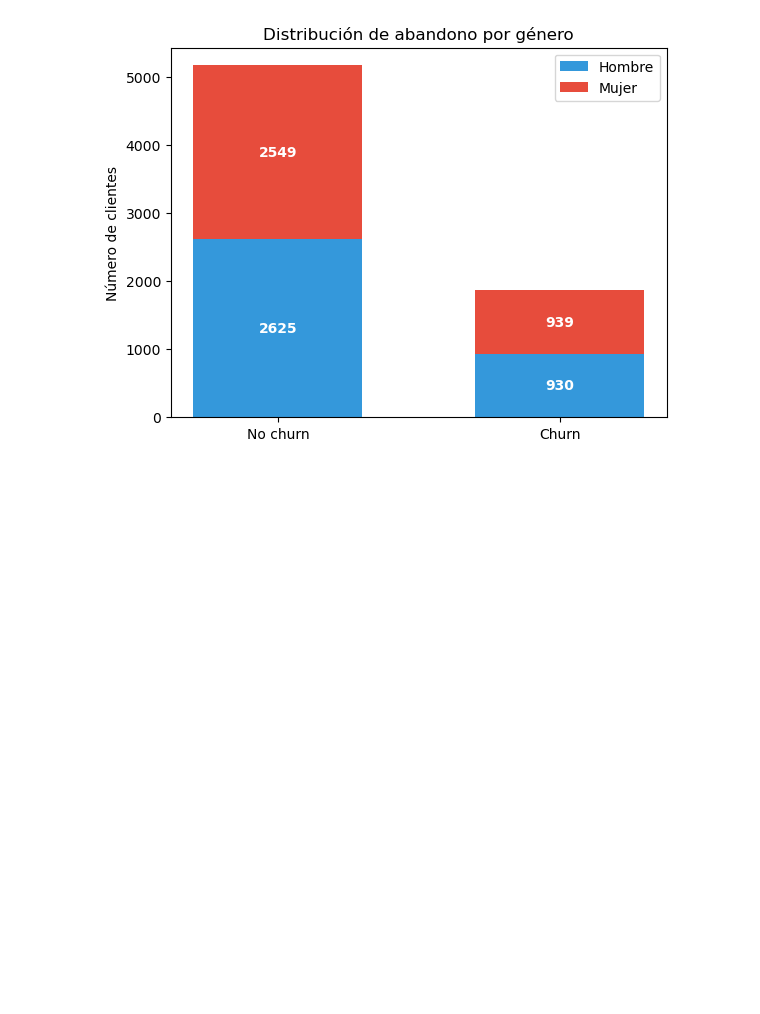
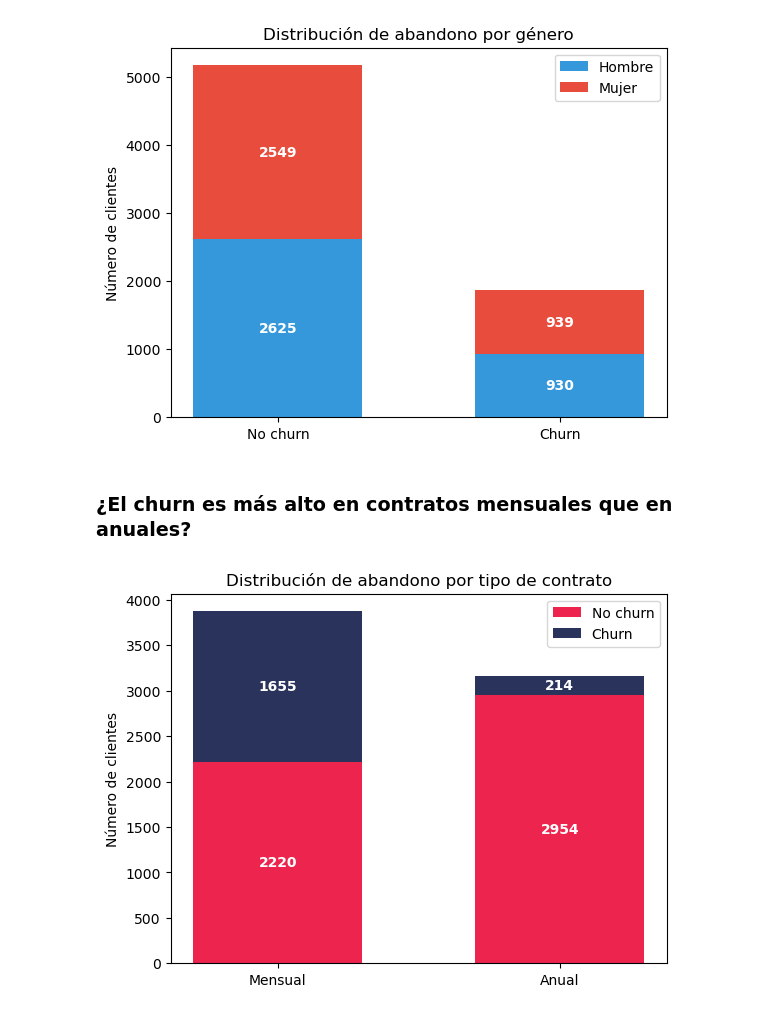
Before and after one commit to Jaumeesoleer/telco-churn-prediction, a Jupyter notebook: notebooks/EDA.ipynb, the cells around one changed output. Saved outputs shown, nothing was run; the diff lists cells and outputs as text; code cells hidden in the pictures; blank space fills up the shorter version.

```diff
--- a/notebooks/EDA.ipynb
+++ b/notebooks/EDA.ipynb
@@ -192,3 +192,41 @@ for p in ax.patches:
 plt.show()
 # %% [output]
 [figure]
+# %% [markdown]
+### ¿El churn es más alto en contratos mensuales que en anuales?
+# %%
+month_df = telco_df[telco_df['Contract'] == 0]
+year_df = telco_df[(telco_df['Contract'] == 1) | (telco_df['Contract'] == 2)]
+# %%
+labels = ['Mensual', 'Anual']
+month_counts = month_df['Churn'].value_counts()
+year_counts = year_df['Churn'].value_counts()
+# %%
+fig, ax = plt.subplots()
+width = 0.6
+ax.bar(
+    labels,
+    [month_counts[0], year_counts[0]],
+    width,
+    label = 'No churn',
+    color = '#ED254E'
+)
+ax.bar(
+    labels,
+    [month_counts[1], year_counts[1]],
+    width,
+    bottom= [month_counts[0], year_counts[0]],
+    label = 'Churn',
+    color = '#29335C'
+)
+ax.set_ylabel('Número de clientes')
+ax.set_title('Distribución de abandono por tipo de contrato')
+ax.legend()
+for p in ax.patches:
+    width, height = p.get_width(), p.get_height(),
+    x,y = p.get_xy()
+    if height > 0:
+        ax.annotate(f'{int(height)}', (x + width/2, y + height/2), ha='center', va='center', color='white', weight='bold')
+plt.show()
+# %% [output]
+[figure, added]
```
Also changed, not shown: 3 other files.
